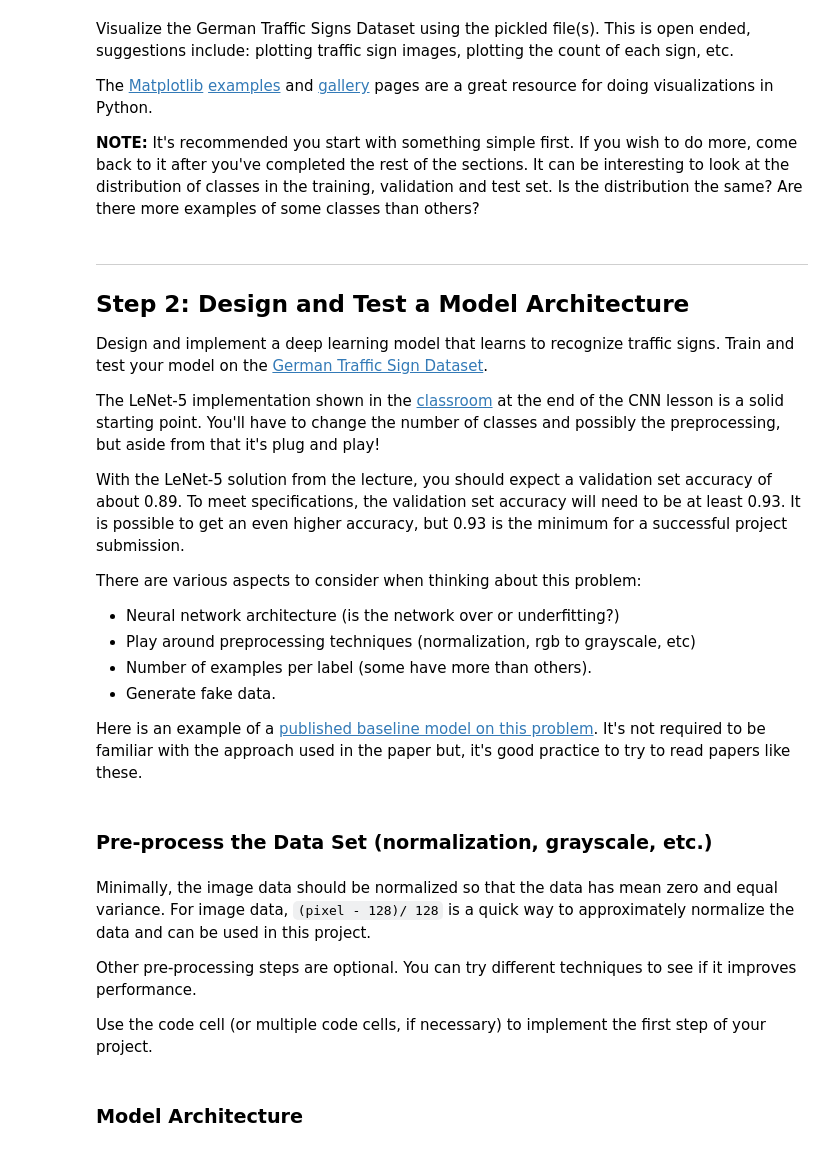
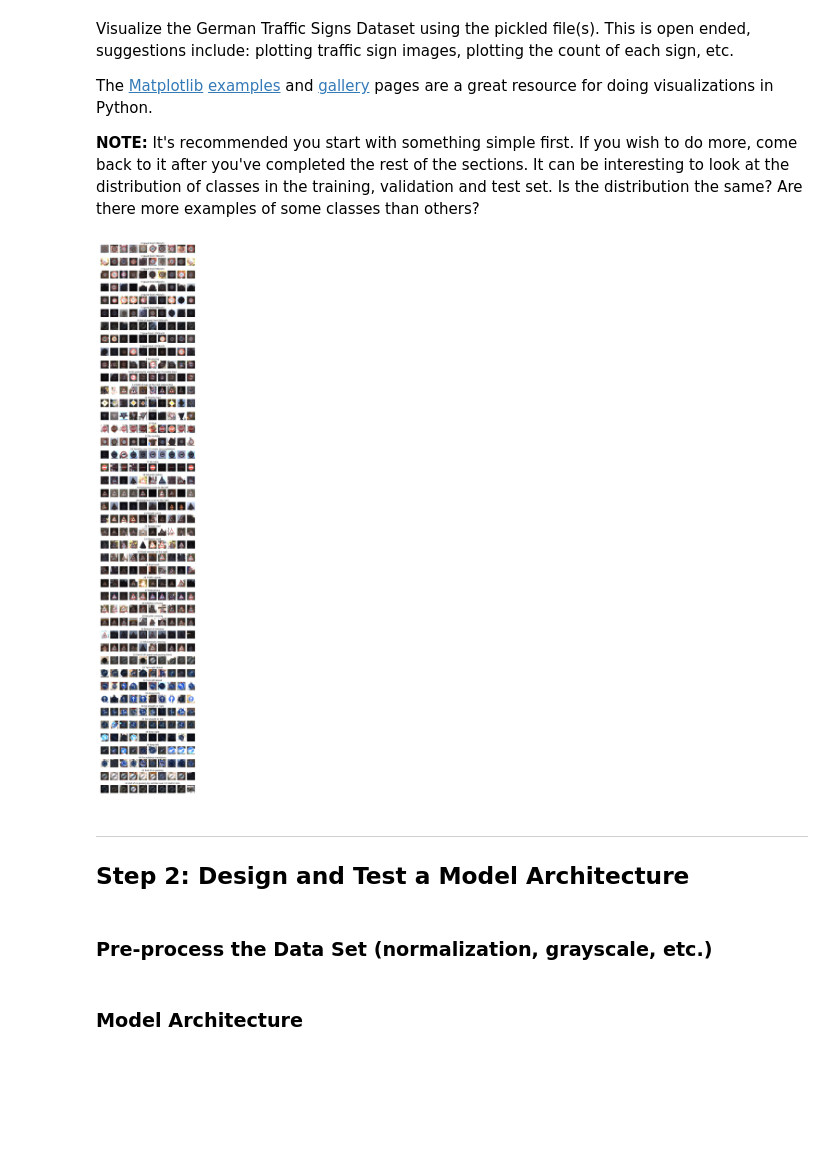
Before and after one commit to bessszilard/Udacity-Self-Driving-Car-Engineer-Nanodegree-Program, a Jupyter notebook: Project-3-Traffic-Sign-Classifier/Traffic_Sign_Classifier.ipynb, the cells around one changed output. Saved outputs shown, nothing was run; the diff lists cells and outputs as text; code cells hidden in the pictures; blank space fills up the shorter version.

```diff
--- a/Project-3-Traffic-Sign-Classifier/Traffic_Sign_Classifier.ipynb
+++ b/Project-3-Traffic-Sign-Classifier/Traffic_Sign_Classifier.ipynb
@@ -121,24 +129,25 @@ The [Matplotlib](http://matplotlib.org/) [examples](http://matplotlib.org/exampl
 **NOTE:** It's recommended you start with something simple first. If you wish to do more, come back to it after you've completed the rest of the sections. It can be interesting to look at the distribution of classes in the training, validation and test set. Is the distribution the same? Are there more examples of some classes than others?
 # %%
 ### Data exploration visualization code goes here.
-### Feel free to use as many code cells as needed.
 import matplotlib.pyplot as plt
 from random import randint
 # Visualizations will be shown in the notebook.
 %matplotlib inline
 
 # print("Image dimensions: ", X_train[0].shape)
 
-# cols = 10
-# f, ax = plt.subplots(n_classes, cols, figsize=(10, 60))
-# class_elements = []
-# for i in range(n_classes):
-#     x_current_class = X_train[y_train == i]
-#     random_indexes = [randint(0, len(x_current_class)-1) for p in range(0, cols)]
-#     for j in range(cols):
-#         ax[i][j].imshow( x_current_class[random_indexes[j]] )
-#         ax[i][j].axis('off')
-#         if j == cols // 2:
-#             temp_title = "%d %s" % (i, class_labels['SignName'][i])
-#             ax[i][j].set_title(temp_title)
-#     class_elements.append(len(x_current_class))
+cols = 10
+f, ax = plt.subplots(n_classes, cols, figsize=(10, 60))
+class_elements = []
+for i in range(n_classes):
+    x_current_class = X_train[y_train == i]
+    random_indexes = [randint(0, len(x_current_class)-1) for p in range(0, cols)]
+    for j in range(cols):
+        ax[i][j].imshow( x_current_class[random_indexes[j]] )
+        ax[i][j].axis('off')
+        if j == cols // 2:
+            temp_title = "%d %s" % (i, class_labels['SignName'][i])
+            ax[i][j].set_title(temp_title)
+    class_elements.append(len(x_current_class))
+# %% [output]
+[figure, added]
@@ -165,27 +154,6 @@ import matplotlib.pyplot as plt
-# %% [markdown]
-----
-
-## Step 2: Design and Test a Model Architecture
-
-Design and implement a deep learning model that learns to recognize traffic signs. Train and test your model on the [German Traffic Sign Dataset](http://benchmark.ini.rub.de/?section=gtsrb&subsection=dataset).
-
-The LeNet-5 implementation shown in the [classroom](https://classroom.udacity.com/nanodegrees/nd013/parts/fbf77062-5703-404e-b60c-95b78b2f3f9e/modules/6df7ae49-c61c-4bb2-a23e-6527e69209ec/lessons/601ae704-1035-4287-8b11-e2c2716217ad/concepts/d4aca031-508f-4e0b-b493-e7b706120f81) at the end of the CNN lesson is a solid starting point. You'll have to change the number of classes and possibly the preprocessing, but aside from that it's plug and play!
-
-With the LeNet-5 solution from the lecture, you should expect a validation set accuracy of about 0.89. To meet specifications, the validation set accuracy will need to be at least 0.93. It is possible to get an even higher accuracy, but 0.93 is the minimum for a successful project submission.
-
-There are various aspects to consider when thinking about this problem:
-
-- Neural network architecture (is the network over or underfitting?)
-- Play around preprocessing techniques (normalization, rgb to grayscale, etc)
-- Number of examples per label (some have more than others).
-- Generate fake data.
-
-Here is an example of a [published baseline model on this problem](http://yann.lecun.com/exdb/publis/pdf/sermanet-ijcnn-11.pdf). It's not required to be familiar with the approach used in the paper but, it's good practice to try to read papers like these.
+# %% [markdown]
+----
+
+## Step 2: Design and Test a Model Architecture
 # %% [markdown]
 ### Pre-process the Data Set (normalization, grayscale, etc.)
-# %% [markdown]
-Minimally, the image data should be normalized so that the data has mean zero and equal variance. For image data, `(pixel - 128)/ 128` is a quick way to approximately normalize the data and can be used in this project.
-
-Other pre-processing steps are optional. You can try different techniques to see if it improves performance.
-
-Use the code cell (or multiple code cells, if necessary) to implement the first step of your project.
```
Also changed, not shown: parts of 16 cells of this notebook.
